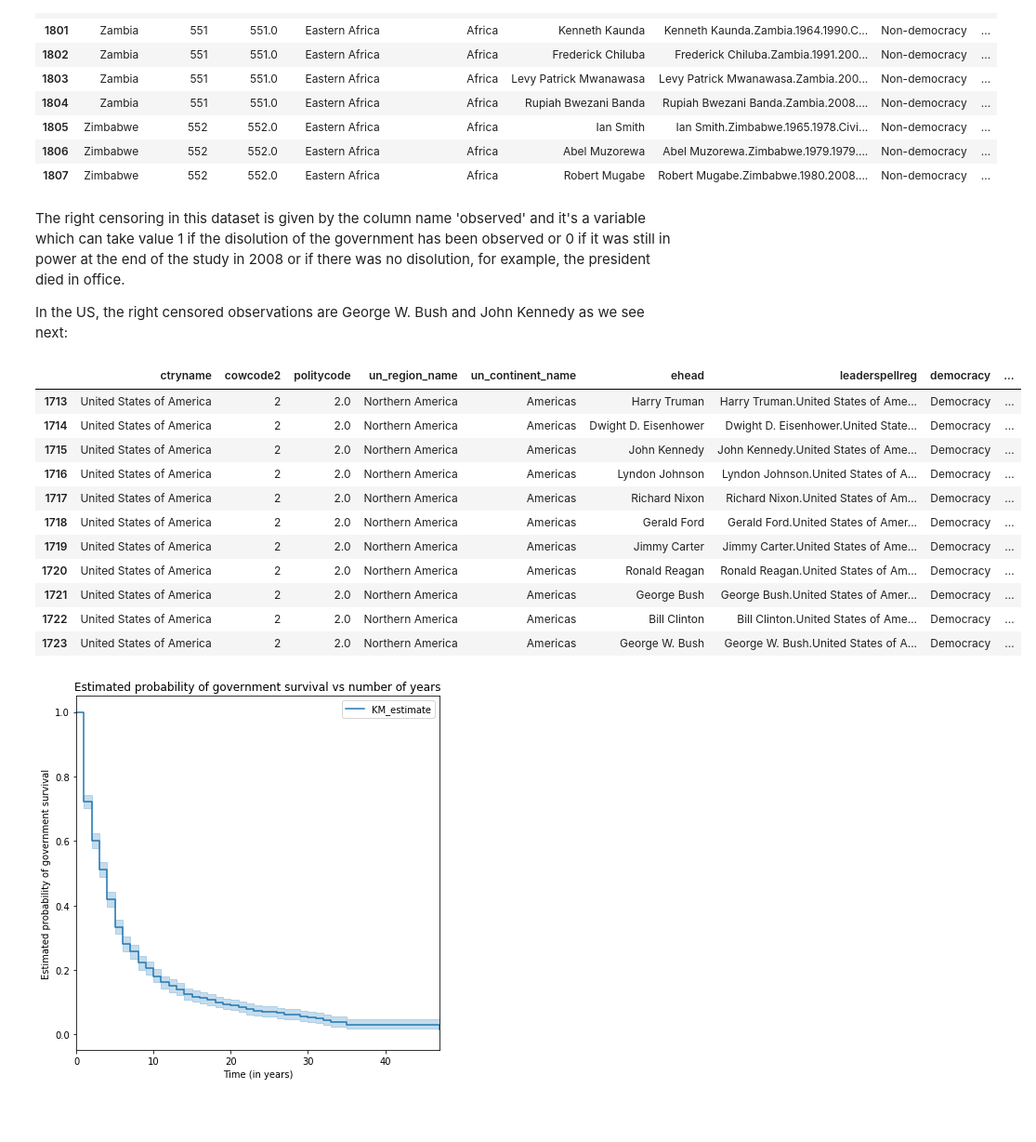
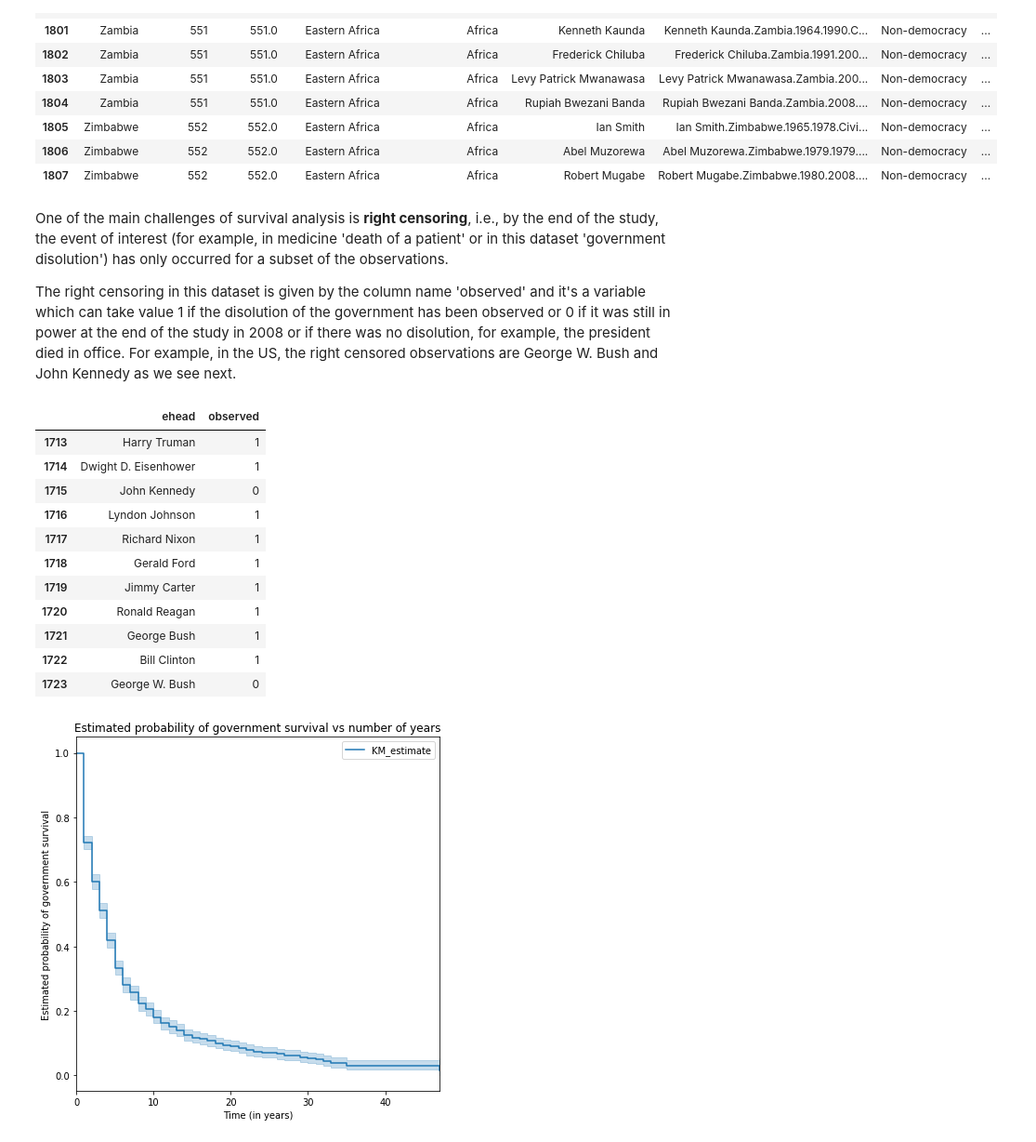
Before and after one commit to alonsosilvaallende/Survival_Analysis, a Jupyter notebook: Democracy_and_Dictatorship.ipynb, the cells around one changed output. Shown: that part at 93% size. Cells and saved outputs as stored; diff of their text form; code cells hidden in the pictures; blank space fills up the shorter version.

Commit message:
Change order of the explanation of censoring

```diff
--- a/Democracy_and_Dictatorship.ipynb
+++ b/Democracy_and_Dictatorship.ipynb
@@ -73,24 +71,24 @@ df.tail(10)
 | 1806 | Zimbabwe | 552 | 552.0 | Eastern Africa | Africa | Abel Muzorewa | Abel Muzorewa.Zimbabwe.1979.1979.... | Non-democracy | ... |
 | 1807 | Zimbabwe | 552 | 552.0 | Eastern Africa | Africa | Robert Mugabe | Robert Mugabe.Zimbabwe.1980.2008.... | Non-democracy | ... |
 # %% [markdown]
-The right censoring in this dataset is given by the column name 'observed' and it's a variable which can take value 1 if the disolution of the government has been observed or 0 if it was still in power at the end of the study in 2008 or if there was no disolution, for example, the president died in office.
+One of the main challenges of survival analysis is **right censoring**, i.e., by the end of the study, the event of interest (for example, in medicine 'death of a patient' or in this dataset 'government disolution') has only occurred for a subset of the observations.
 
-In the US, the right censored observations are George W. Bush and John Kennedy as we see next:
+The right censoring in this dataset is given by the column name 'observed' and it's a variable which can take value 1 if the disolution of the government has been observed or 0 if it was still in power at the end of the study in 2008 or if there was no disolution, for example, the president died in office. For example, in the US, the right censored observations are George W. Bush and John Kennedy as we see next.
 # %%
-df.query('ctryname == "United States of America"')
+df.query('ctryname == "United States of America"')[['ehead', 'observed']]
 # %% [output]
-|  | ctryname | cowcode2 | politycode | un_region_name | un_continent_name | ehead | leaderspellreg | democracy | ... |
-| 1713 | United States of America | 2 | 2.0 | Northern America | Americas | Harry Truman | Harry Truman.United States of Ame... | Democracy | ... |
-| 1714 | United States of America | 2 | 2.0 | Northern America | Americas | Dwight D. Eisenhower | Dwight D. Eisenhower.United State... | Democracy | ... |
-| 1715 | United States of America | 2 | 2.0 | Northern America | Americas | John Kennedy | John Kennedy.United States of Ame... | Democracy | ... |
-| 1716 | United States of America | 2 | 2.0 | Northern America | Americas | Lyndon Johnson | Lyndon Johnson.United States of A... | Democracy | ... |
-| 1717 | United States of America | 2 | 2.0 | Northern America | Americas | Richard Nixon | Richard Nixon.United States of Am... | Democracy | ... |
-| 1718 | United States of America | 2 | 2.0 | Northern America | Americas | Gerald Ford | Gerald Ford.United States of Amer... | Democracy | ... |
-| 1719 | United States of America | 2 | 2.0 | Northern America | Americas | Jimmy Carter | Jimmy Carter.United States of Ame... | Democracy | ... |
-| 1720 | United States of America | 2 | 2.0 | Northern America | Americas | Ronald Reagan | Ronald Reagan.United States of Am... | Democracy | ... |
-| 1721 | United States of America | 2 | 2.0 | Northern America | Americas | George Bush | George Bush.United States of Amer... | Democracy | ... |
-| 1722 | United States of America | 2 | 2.0 | Northern America | Americas | Bill Clinton | Bill Clinton.United States of Ame... | Democracy | ... |
-| 1723 | United States of America | 2 | 2.0 | Northern America | Americas | George W. Bush | George W. Bush.United States of A... | Democracy | ... |
+|  | ehead | observed |
+| 1713 | Harry Truman | 1 |
+| 1714 | Dwight D. Eisenhower | 1 |
+| 1715 | John Kennedy | 0 |
+| 1716 | Lyndon Johnson | 1 |
+| 1717 | Richard Nixon | 1 |
+| 1718 | Gerald Ford | 1 |
+| 1719 | Jimmy Carter | 1 |
+| 1720 | Ronald Reagan | 1 |
+| 1721 | George Bush | 1 |
+| 1722 | Bill Clinton | 1 |
+| 1723 | George W. Bush | 0 |
 # %%
 T = df['duration']
 C = df['observed']
```
Also changed, not shown: parts of 4 cells of this notebook.
